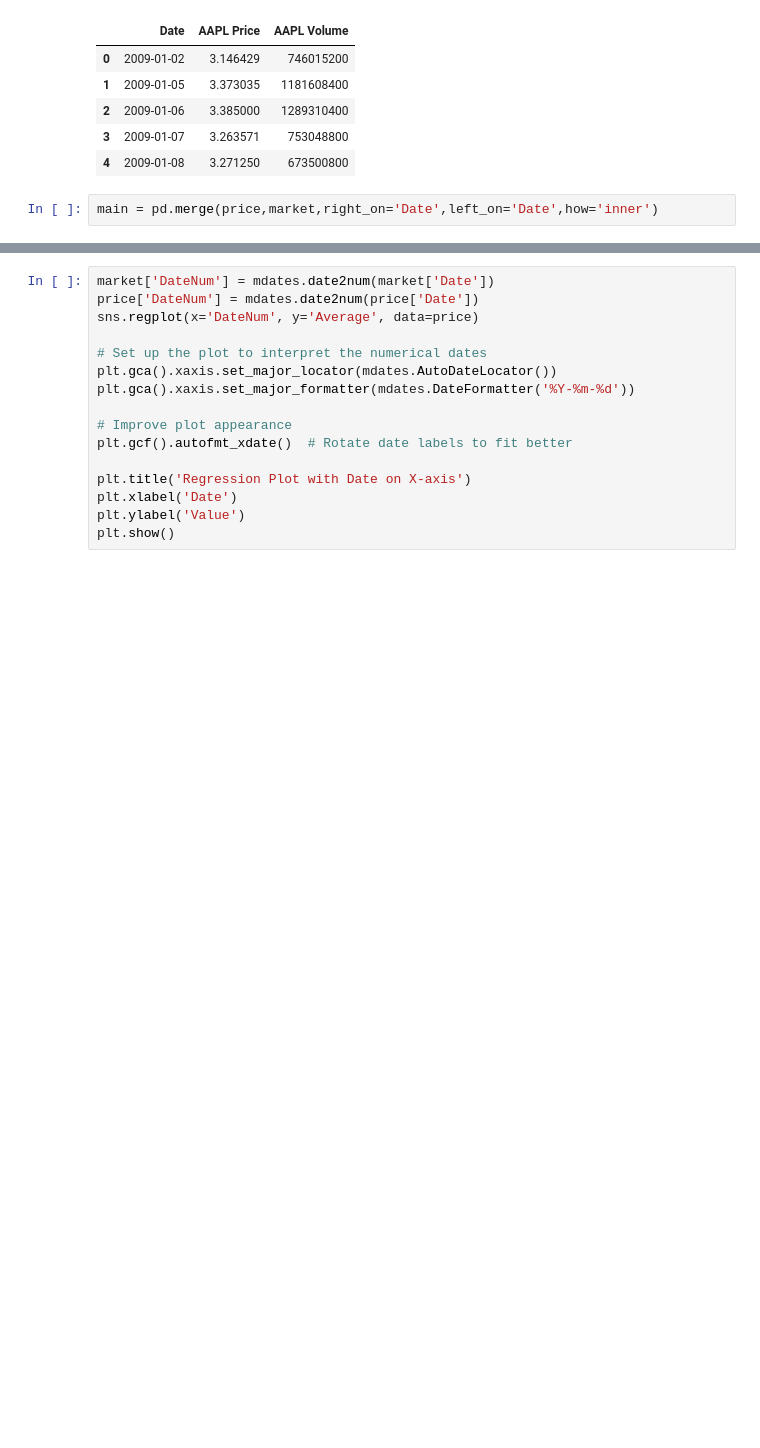
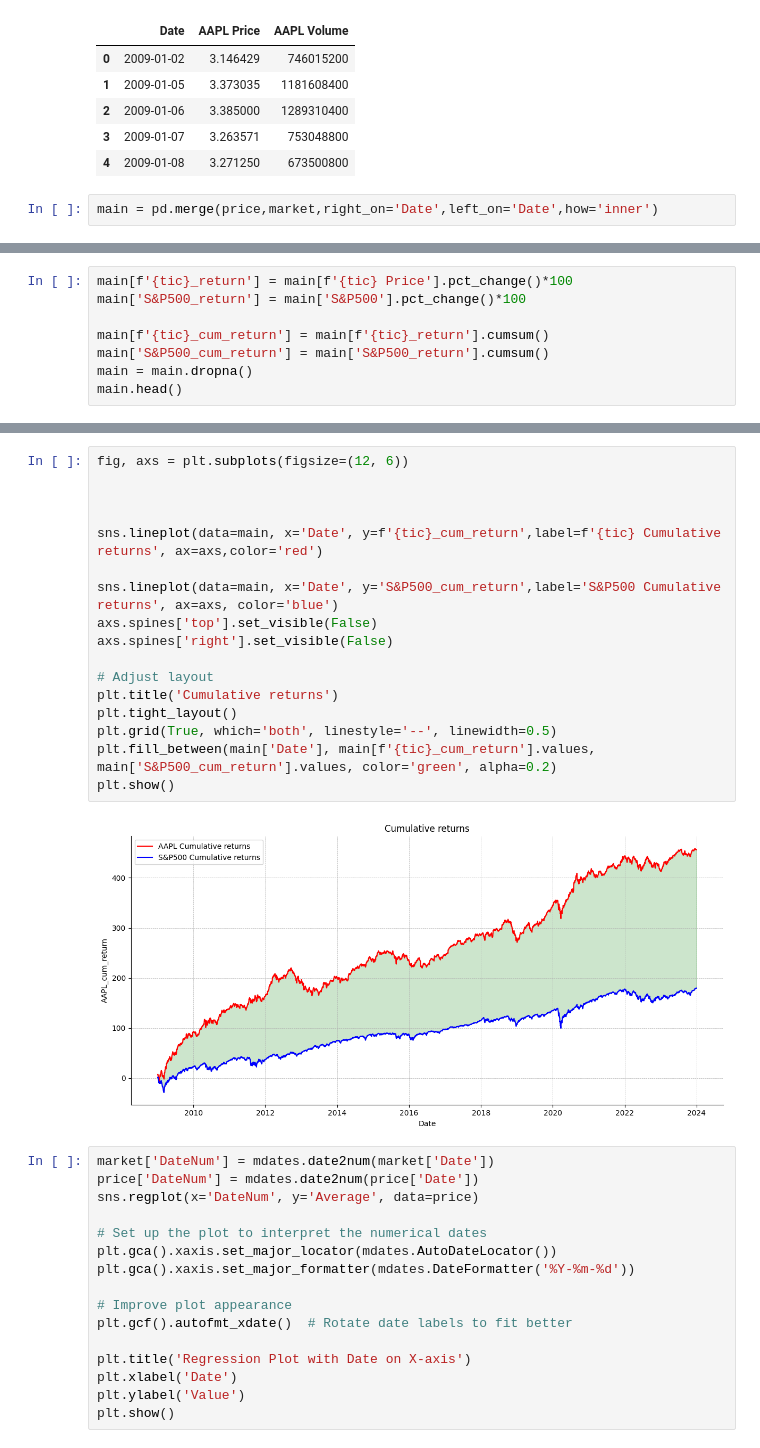
Before and after one commit to maseehfaizan/Project-Code, a Jupyter notebook: Master.ipynb, the cells around one changed output, grey strips where cells are left out. Saved outputs shown, nothing was run; the diff lists cells and outputs as text; blank space fills up the shorter version.

```diff
--- a/Master.ipynb
+++ b/Master.ipynb
@@ -329,0 +314,8 @@ KeyError: 'Average'
+# %%
+main[f'{tic}_return'] = main[f'{tic} Price'].pct_change()*100
+main['S&P500_return'] = main['S&P500'].pct_change()*100
+
+main[f'{tic}_cum_return'] = main[f'{tic}_return'].cumsum()
+main['S&P500_cum_return'] = main['S&P500_return'].cumsum()
+main = main.dropna()
+main.head()
@@ -330,3 +329,22 @@ KeyError: 'Average'
+# %%
+fig, axs = plt.subplots(figsize=(12, 6))
+
+
+
+sns.lineplot(data=main, x='Date', y=f'{tic}_cum_return',label=f'{tic} Cumulative returns', ax=axs,color='red')
+
+sns.lineplot(data=main, x='Date', y='S&P500_cum_return',label='S&P500 Cumulative returns', ax=axs, color='blue')
+axs.spines['top'].set_visible(False)
+axs.spines['right'].set_visible(False)
+
+# Adjust layout
+plt.title('Cumulative returns')
+plt.tight_layout()
+plt.grid(True, which='both', linestyle='--', linewidth=0.5)
+plt.fill_between(main['Date'], main[f'{tic}_cum_return'].values, main['S&P500_cum_return'].values, color='green', alpha=0.2)
+plt.show()
+# %% [output]
+[figure, added]
 # %%
 market['DateNum'] = mdates.date2num(market['Date'])
 price['DateNum'] = mdates.date2num(price['Date'])
```
Also changed, not shown: parts of 3 cells of this notebook, 2 other files.
